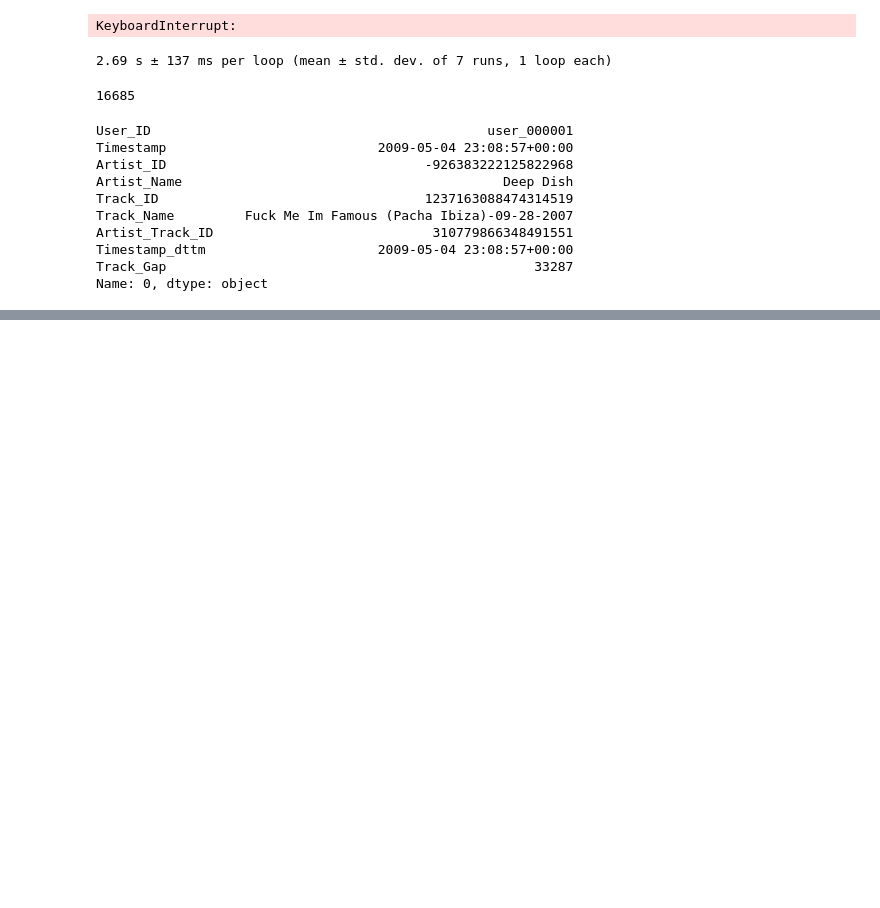
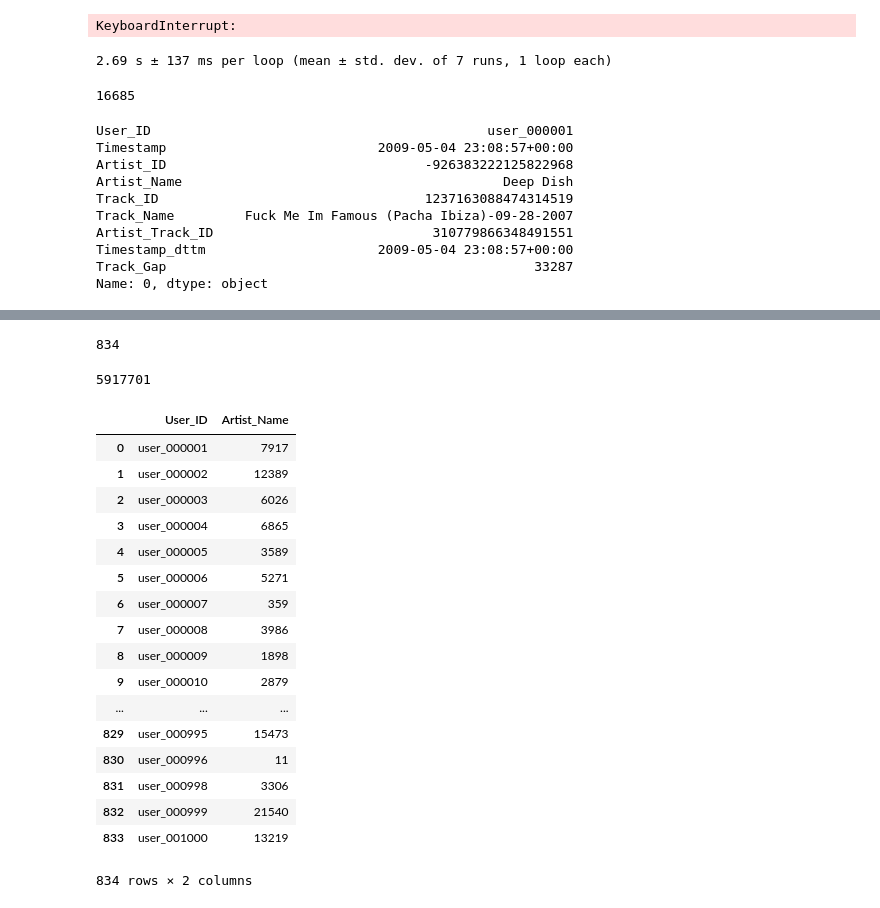
Before and after one commit to Browun/technical-test-lastfm, a Jupyter notebook: Technical-Test-Lastfm.ipynb, the cells around one changed output, grey strips where cells are left out. Saved outputs shown, nothing was run; the diff lists cells and outputs as text; code cells hidden in the pictures; blank space fills up the shorter version.

```diff
--- a/Technical-Test-Lastfm.ipynb
+++ b/Technical-Test-Lastfm.ipynb
@@ -601,0 +620,29 @@ df_subset
+# %%
+df_subset['Track_Gap'].isna().sum()
+# %% [output]
+834
+# %%
+len(track_gap_list)
+# %% [output]
+5917701
+# %%
+df_subset.groupby(['User_ID'])['Artist_Name'].count().reset_index()
+# %% [output]
+|  | User_ID | Artist_Name |
+| 0 | user_000001 | 7917 |
+| 1 | user_000002 | 12389 |
+| 2 | user_000003 | 6026 |
+| 3 | user_000004 | 6865 |
+| 4 | user_000005 | 3589 |
+| 5 | user_000006 | 5271 |
+| 6 | user_000007 | 359 |
+| 7 | user_000008 | 3986 |
+| 8 | user_000009 | 1898 |
+| 9 | user_000010 | 2879 |
+| ... | ... | ... |
+| 829 | user_000995 | 15473 |
+| 830 | user_000996 | 11 |
+| 831 | user_000998 | 3306 |
+| 832 | user_000999 | 21540 |
+| 833 | user_001000 | 13219 |
+834 rows × 2 columns
```
Also changed, not shown: parts of 18 cells of this notebook.
